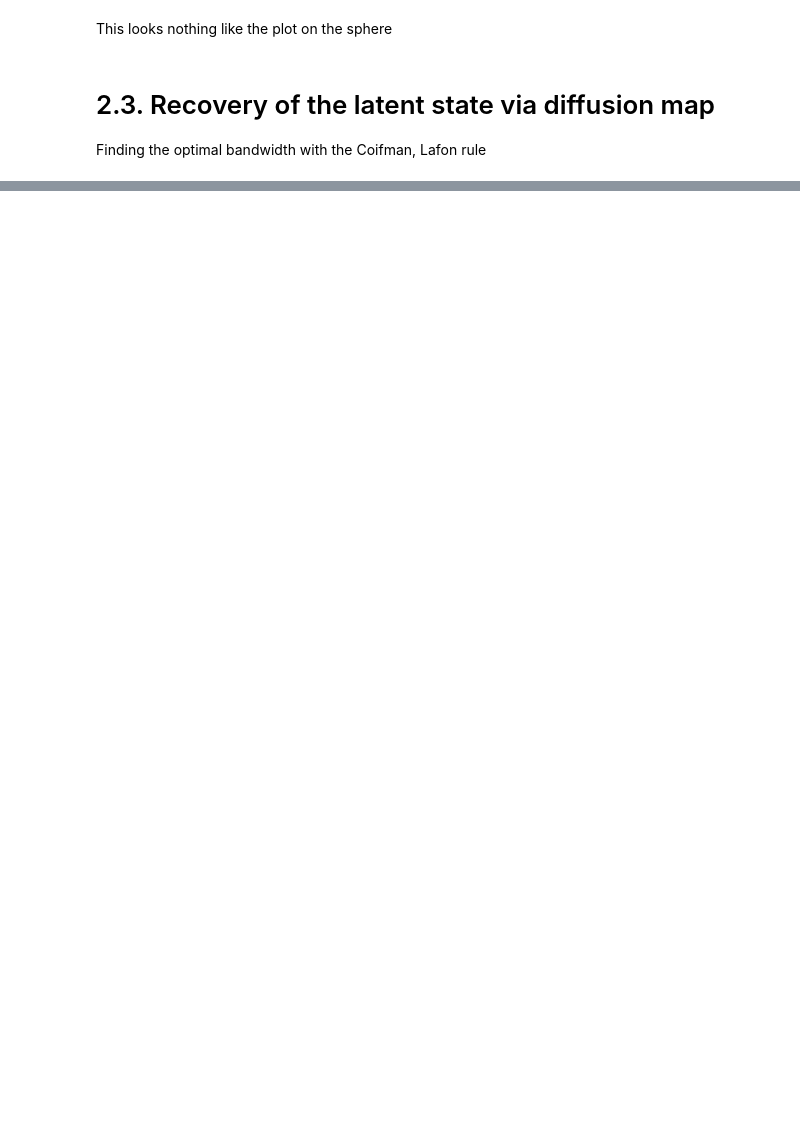
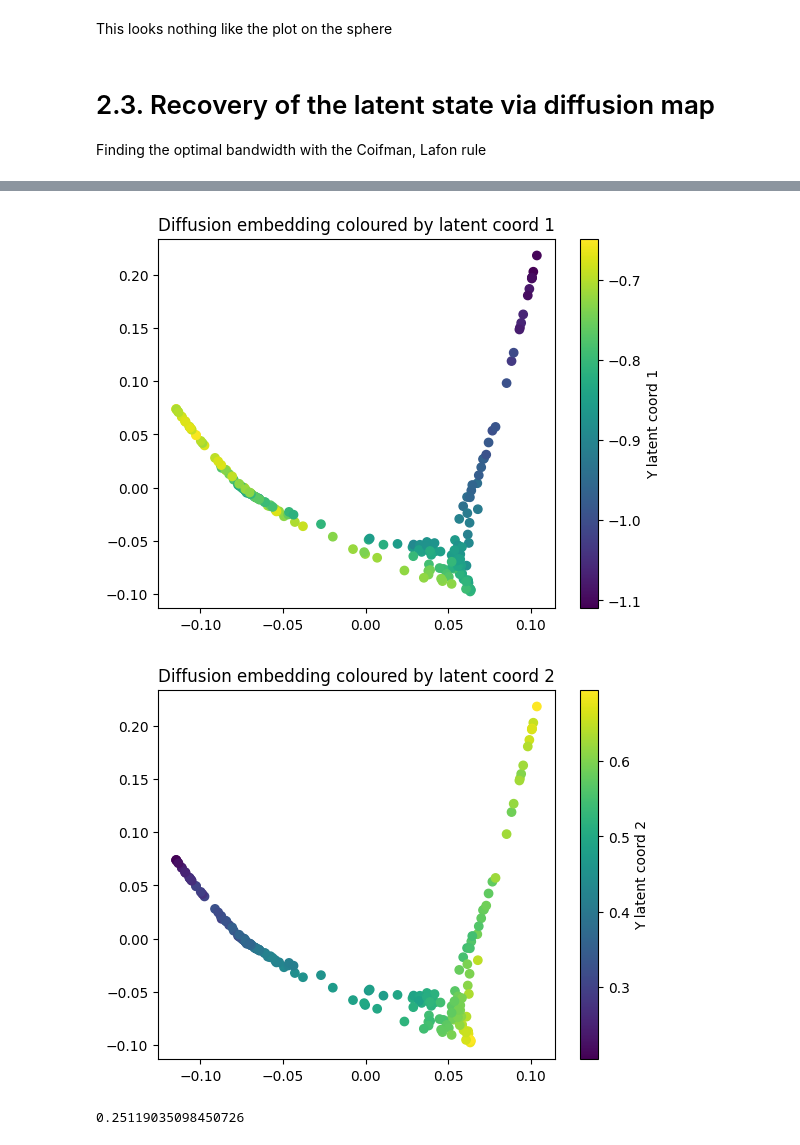
Before and after one commit to adamfowliee/JDKF_Starter, a Jupyter notebook: InitialTasks/LatentEstimation.ipynb, the cells around one changed output, grey strips where cells are left out. Saved outputs shown, nothing was run; the diff lists cells and outputs as text; code cells hidden in the pictures; blank space fills up the shorter version.

```diff
--- a/InitialTasks/LatentEstimation.ipynb
+++ b/InitialTasks/LatentEstimation.ipynb
@@ -293,0 +353,20 @@ def embedding(X, epsilon=None, alpha=0.5, k=2):
+# %%
+plt.scatter(Psi_Y[:, 0], Psi_Y[:, 1], c=Y[:, 0])
+plt.colorbar(label="Y latent coord 1")
+plt.title("Diffusion embedding coloured by latent coord 1")
+plt.show()
+
+plt.scatter(Psi_Y[:, 0], Psi_Y[:, 1], c=Y[:, 1])
+plt.colorbar(label="Y latent coord 2")
+plt.title("Diffusion embedding coloured by latent coord 2")
+plt.show()
+# %% [output]
+[figure, added]
+[figure, added]
+# %%
+from scipy.spatial import procrustes
+
+mtx1, mtx2, disparity = procrustes(Y, Psi_Y[:, :2])
+print(disparity)
+# %% [output]
+0.25119035098450726
```
Also changed, not shown: parts of 26 cells of this notebook.
